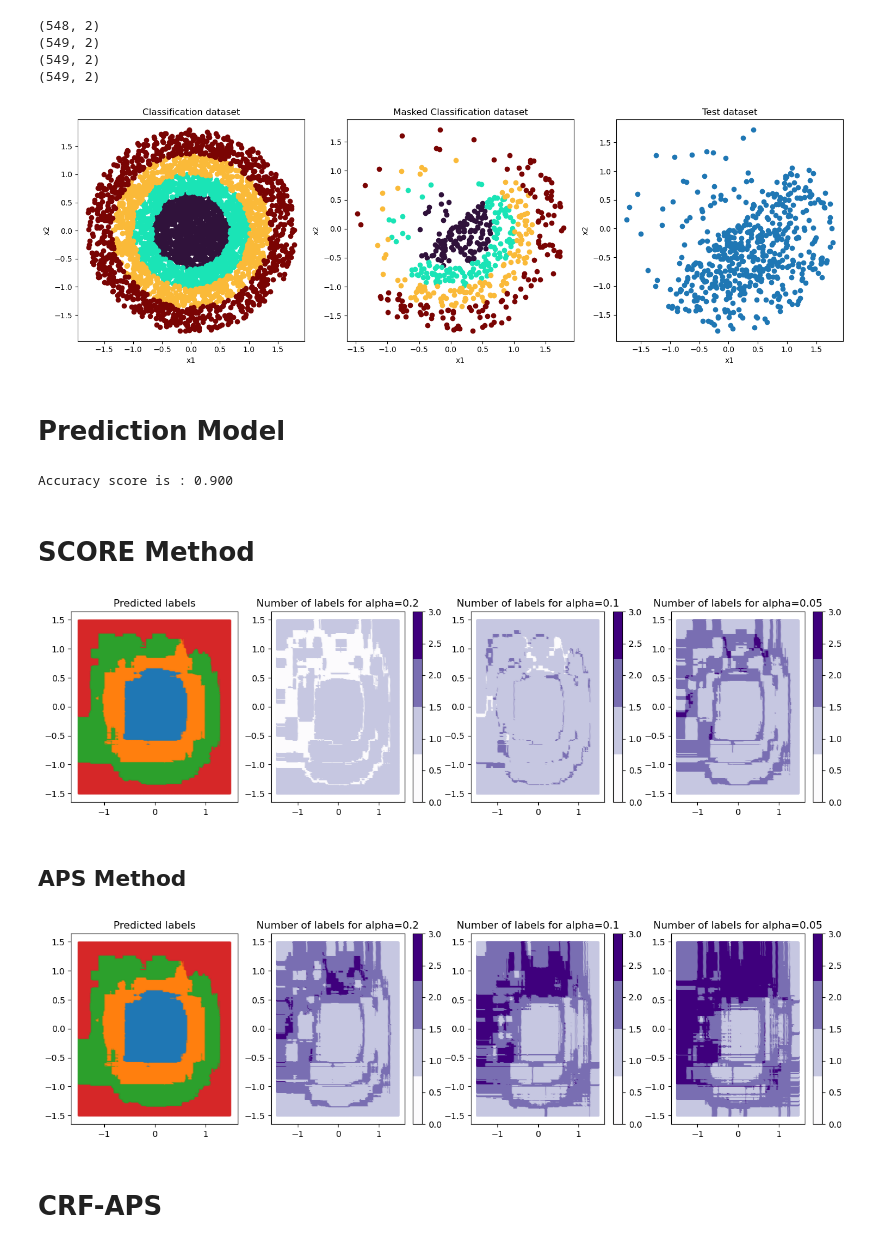
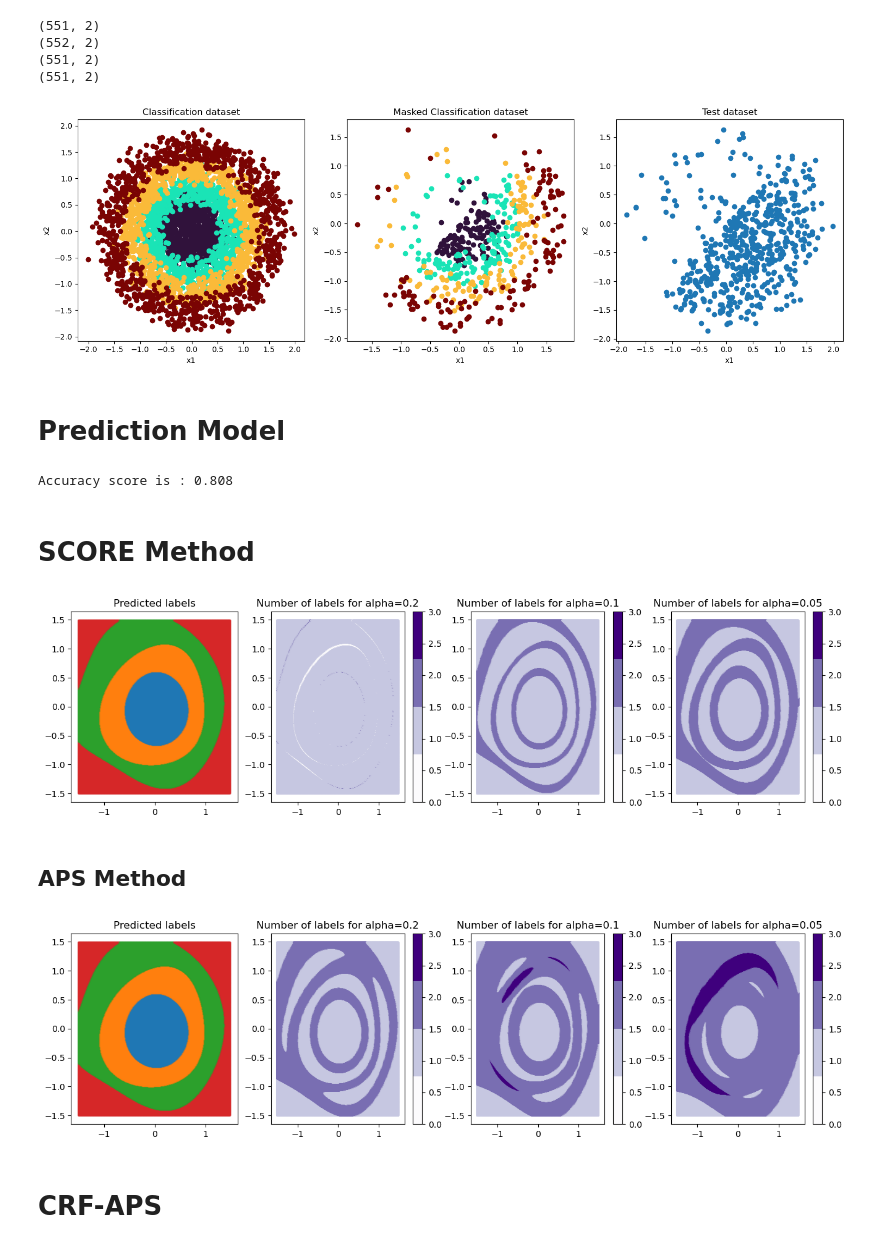
Before and after one commit to simai-ml/MAPIE, a Jupyter notebook: notebooks/generated_dataset.ipynb, the cells around one changed output. Saved outputs shown, nothing was run; the diff lists cells and outputs as text; code cells hidden in the pictures.

```diff
--- a/notebooks/generated_dataset.ipynb
+++ b/notebooks/generated_dataset.ipynb
@@ -242,6 +243,9 @@ mask = y1 != 4
 X1_filtered = X1[mask]
 y1_filtered = y1[mask]
 
+X1_filtered["x"] += np.random.normal(scale=.1, size=len(X1_filtered))
+X1_filtered["y"] += np.random.normal(scale=.1, size=len(X1_filtered))
+
 ## Création du mesh de test
 x_min, x_max, y_min, y_max, step = -1.5, 1.5, -1.5, 1.5, 0.01
 
@@ -260,14 +264,14 @@ print(X_test.shape)
 print(X_cal_masked.shape)
 print(X_res_masked.shape)
 # %% [output]
-(548, 2)
-(549, 2)
-(549, 2)
-(549, 2)
+(551, 2)
+(552, 2)
+(551, 2)
+(551, 2)
 # %%
 visualize_all_datasets(X1_filtered, y1_filtered, X_train_masked, y_train_masked, X_test)
 # %% [output]
-[figure, old version]
+[figure, new version]
 # %% [markdown]
 # Prediction Model
 # %%
@@ -281,12 +285,12 @@ visualize_all_datasets(X1_filtered, y1_filtered, X_train_masked, y_train_masked,
 # print(grid.best_estimator_)
 # print(f'Accuracy score is : {accuracy_score(y_test, grid_predictions):.3f}')
 # %%
-grid = RandomForestClassifier().fit(X_train_masked, y_train_masked)
+grid = SVC(probability=True).fit(X_train_masked, y_train_masked)
 grid_predictions = grid.predict(X_test)
 
 print(f'Accuracy score is : {accuracy_score(y_test, grid_predictions):.3f}')
 # %% [output]
-Accuracy score is : 0.900
+Accuracy score is : 0.808
 # %% [markdown]
 # SCORE Method
 # %%
@@ -297,17 +301,17 @@ y_pred_score, y_ps_score = mapie_score.predict(X_test_mesh, alpha=alpha)
 # %%
 plot_results(alpha, X_test_mesh, y_pred_score, y_ps_score)
 # %% [output]
-[figure, old version]
+[figure, new version]
 # %% [markdown]
 ## APS Method
 # %%
-mapie_score = MapieClassifier(estimator=grid, cv="prefit", method="cumulated_score")
-mapie_score.fit(X_cal_masked, y_cal_masked)
-y_pred_score, y_ps_score = mapie_score.predict(X_test_mesh, alpha=alpha)
+mapie_aps = MapieClassifier(estimator=grid, cv="prefit", method="cumulated_score")
+mapie_aps.fit(X_cal_masked, y_cal_masked)
+y_pred_aps, y_ps_aps = mapie_aps.predict(X_test_mesh, alpha=alpha)
 # %%
-plot_results(alpha, X_test_mesh, y_pred_score, y_ps_score)
+plot_results(alpha, X_test_mesh, y_pred_aps, y_ps_aps)
 # %% [output]
-[figure, old version]
+[figure, new version]
 # %% [markdown]
 # CRF-APS
 # %%
```
Also changed, not shown: parts of 13 cells of this notebook.
